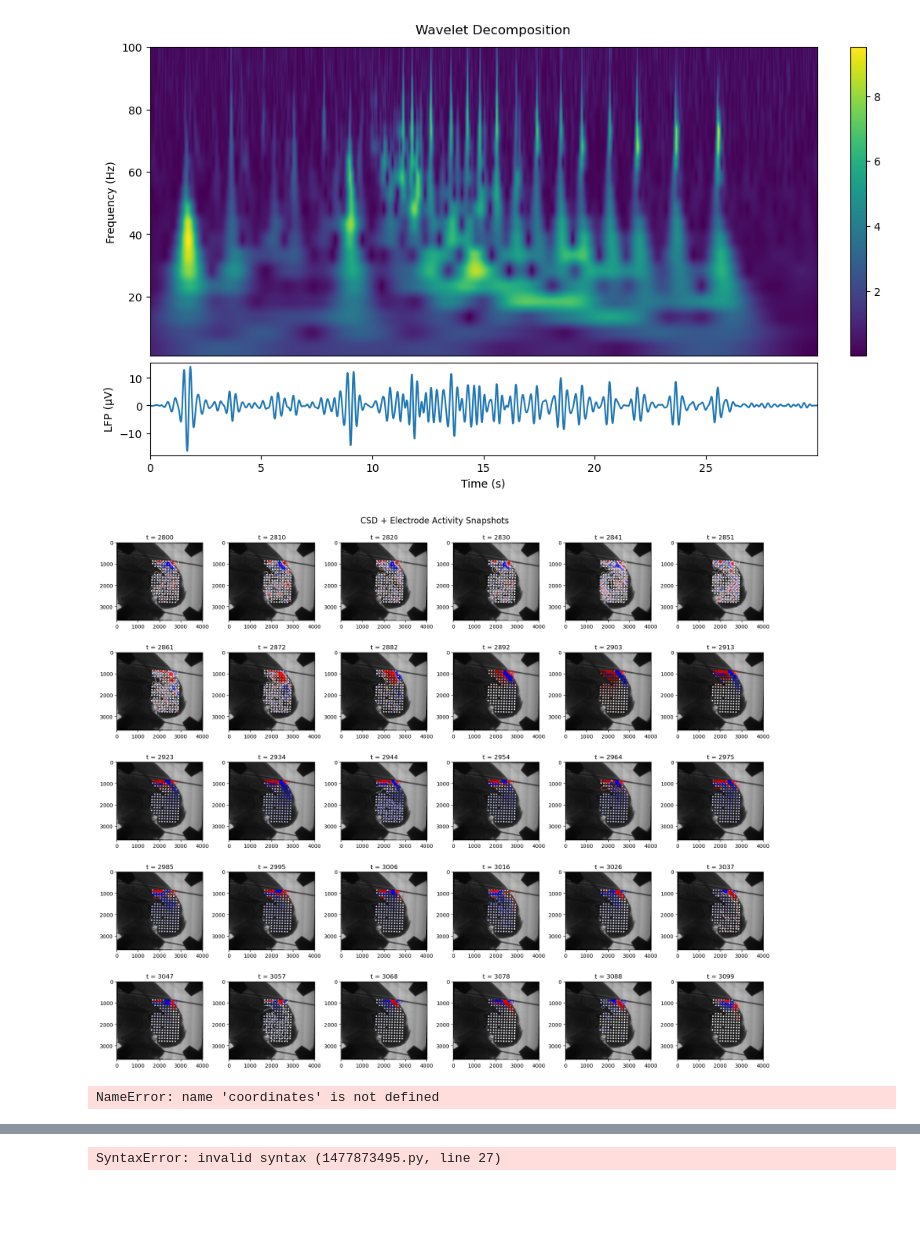
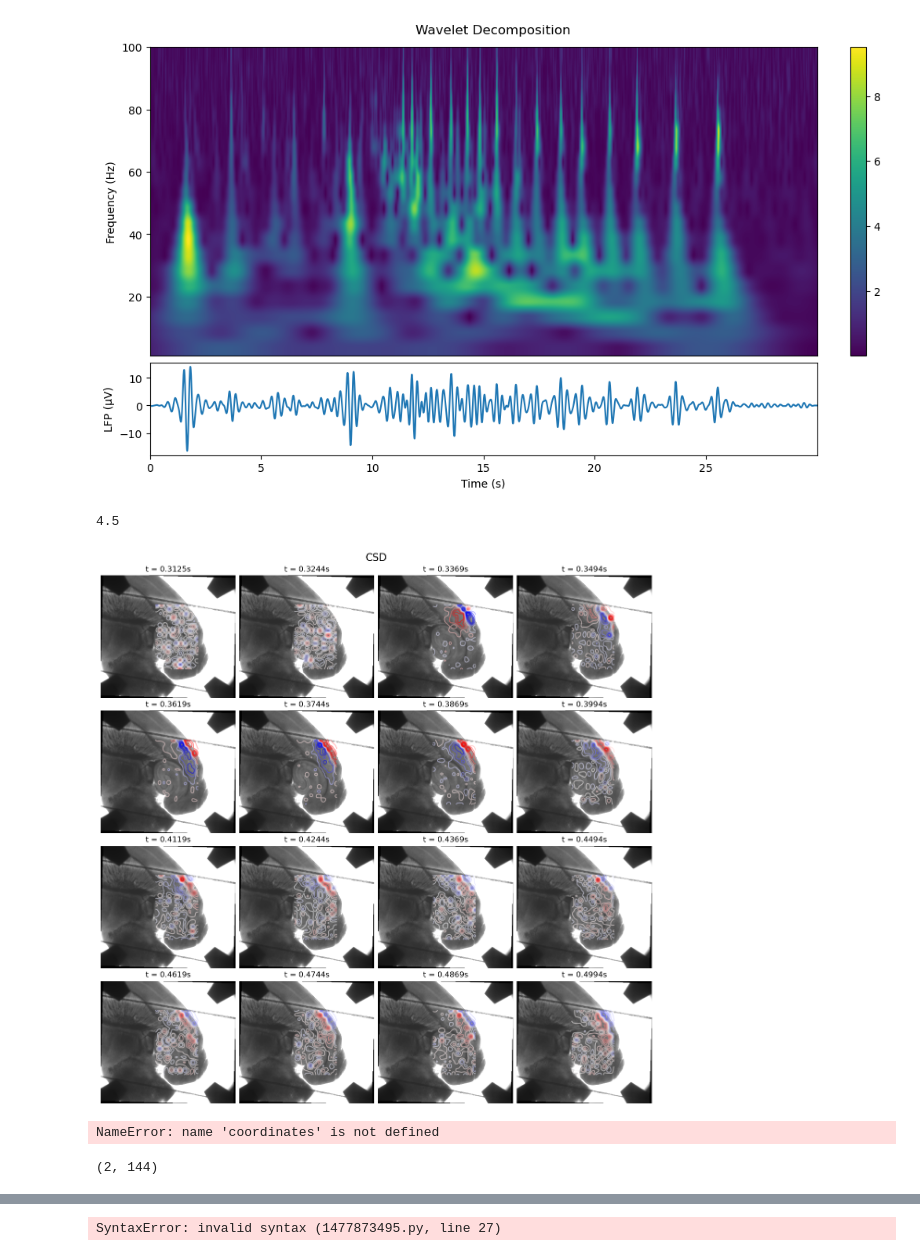
Before and after one commit to OlegFS/MEA-analysis, a Jupyter notebook: notebooks/example_LFP_types.ipynb, the cells around one changed output, grey strips where cells are left out. Drawn from its saved outputs; the diff is of its cells as text; code cells hidden in the pictures; blank space fills up the shorter version.

```diff
--- a/notebooks/example_LFP_types.ipynb
+++ b/notebooks/example_LFP_types.ipynb
@@ -326,4 +364,4 @@ coordinates_= coordinates.copy
 # %%
 coordinates[52,:] = np.nan
 # %%
-data.shape
+data = cut_out
@@ -462,15 +530,15 @@ def bandpass_filter(data, fs, lowcut, highcut, order=4):
                  btype='band', output='sos')
     return sosfiltfilt(b, data, axis=1)
 # %%
-filtered_data= bandpass_filter(data,subsampling_rate,4,10)
+band_filtered_data= bandpass_filter(data[channel_mask,:],subsampling_rate,4,10)
 # %%
 fs
 # %% [output]
 1600
 # %%
-plt.plot(filtered_data[138,:])
-nap_data = nap.Tsd(t =ts, d = data[138,:].T)
+plt.plot(band_filtered_data[138,:])
+nap_data = nap.Tsd(t =ts, d = data[channel_mask[138],:].T)
 data_band = nap.apply_bandpass_filter(nap_data, cutoff=(4, 10.0), fs=fs,mode='butter', order=4)
-plt.plot(data_band.d)
+plt.plot(data_band.d,'--')
 plt.xlim([time_indices[0],time_indices[-1]])
 # %% [output]
@@ -478,0 +551,3 @@ plt.xlim([time_indices[0],time_indices[-1]])
+# %%
+analytic_signal = scipy.signal.hilbert(band_filtered_data,axis=1)
+phase = np.angle(analytic_signal)
@@ -530,51 +615,56 @@ ax1.set_xlim(t1,t2)
+# %%
+18/4
+# %% [output]
+4.5
 # %%
 import numpy as np
 import matplotlib.pyplot as plt
 import matplotlib.cm as cm
 
 # 30 time points evenly spaced in your data
-n_plots = 30
+n_plots = 16
 # time_indices = np.linspace(0, est_csd.shape[2] - 1, n_plots, dtype=int)
 
 # Create subplot grid
-n_cols = 6
+n_cols = 4
 n_rows = int(np.ceil(n_plots / n_cols))
 fig, axes = plt.subplots(n_rows, n_cols,
                          figsize=(n_cols * 3, n_rows * 3), constrained_layout=True)
 
 # Get global max for consistent color scale
 # csd_max = np.max(np.abs(est_csd))
 # sc_max = np.max(np.abs(data))
 
 for i, t in enumerate(time_indices[:]):
     ax = axes.flat[i]
     zz = est_csd[:, :, t]
     levels = np.linspace(np.min(zz), np.max(zz), 15)
 
     # Contour plot of CSD
-    im = ax.contour(k.estm_x, k.estm_y, zz, levels=levels, cmap=cm.bwr,alpha=0.5, vmin=-10, vmax=10)
+    im = ax.contour(k.estm_x, k.estm_y, zz, levels=levels, cmap=cm.bwr,alpha=0.5, vmin=-20, vmax=20)
     # Electrode scatter overlay
-    ax.scatter(coords[0, :], coords[1, :], c=data[channel_mask, t], cmap='bwr',
-               vmin=-100, vmax=100, s=10, edgecolor='k', linewidth=0.3,alpha=0.9)
+    # ax.scatter(coords[0, :], coords[1, :], c=data[channel_mask, t], cmap='bwr',
+    #            vmin=-100, vmax=100, s=10, edgecolor='k', linewidth=0.3,alpha=0.9)
 
-    ax.scatter(coords[0, :], coords[1, :], c=data[channel_mask, t], cmap='bwr',
-               vmin=-100, vmax=100, s=10, edgecolor='k', linewidth=0.3,alpha=0.9)
-    # ax.scatter(coords[223, 0], coords[223, 1], c='k', cmap='bwr', vmin=-20, vmax=20, s=30, edgecolor='k', linewidth=0.3)
-    ax.imshow(I[:,:],cmap='gray')
+    # ax.scatter(coords[0, :], coords[1, :], c=phase[:, t], cmap='bwr',
+    #            vmin=-1.5, vmax=1.5, s=10, edgecolor='k', linewidth=0.3,alpha=0.9)
+    # # ax.scatter(coords[223, 0], coords[223, 1], c='k', cmap='bwr', vmin=-20, vmax=20, s=30, edgecolor='k', linewidth=0.3)
+    ax.imshow(I[:,:],cmap='gray',vmax=5000)
 
-    ax.set_title(f't = {t}')
+    ax.set_title(f't = {round(t*(1/fs),4)}s')
     # ax.axis('off')
     ax.set_aspect('equal')
+    ax.axis('off')
 # Hide any unused axes
-for ax in axes.flat[n_plots:]:
-    ax.axis('off')
+# for ax in axes.flat[n_plots:]:
+#     ax.axis('off')
 # Add one colorbar for the whole figure
 # cbar_ax = fig.add_axes([0.25, 0.08, 0.5, 0.02])  # [left, bottom, width, height]
 # fig.colorbar(im, cax=cbar_ax, orientation='horizontal', format='%.2f', label='CSD / μV/mm²')
-plt.suptitle("CSD + Electrode Activity Snapshots", fontsize=16)
+plt.suptitle("CSD", fontsize=16)
 plt.show()
 # %% [output]
-[figure, old version]
+[figure, new version]
 # %%
 # make_plot(k.estm_x, k.estm_y, est_csd[:, :, 15000],)
 #
@@ -611,3 +701,7 @@ def make_video(k,data, coords, out_path='activity.mp4', fps=30):
 make_video(k, est_csd[:,:,:], coordinates, out_path='electrode_activityCSD.mp4')
 # %% [output]
 NameError: name 'coordinates' is not defined
+# %%
+coords.shape
+# %% [output]
+(2, 144)
```
Also changed, not shown: parts of 32 cells of this notebook, 5 other files.
